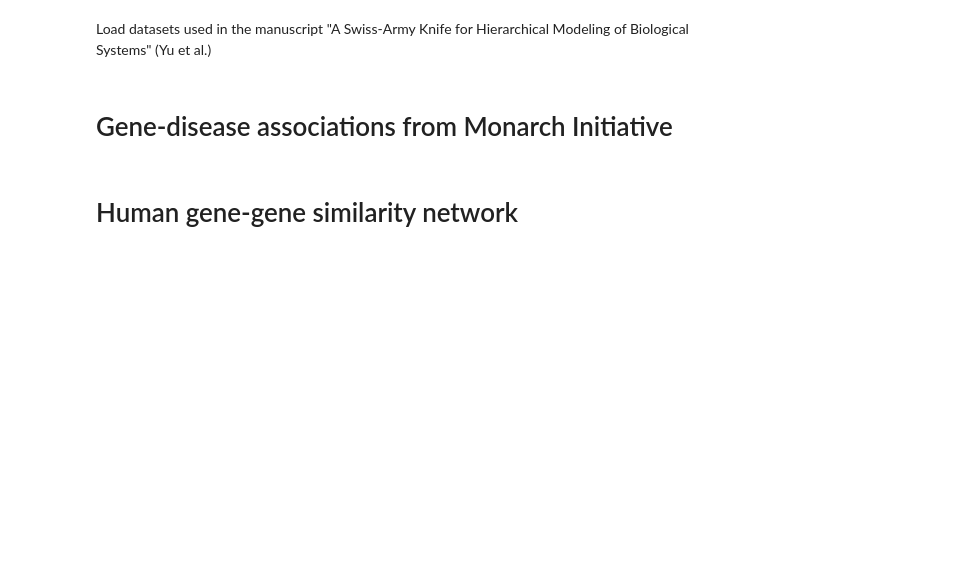
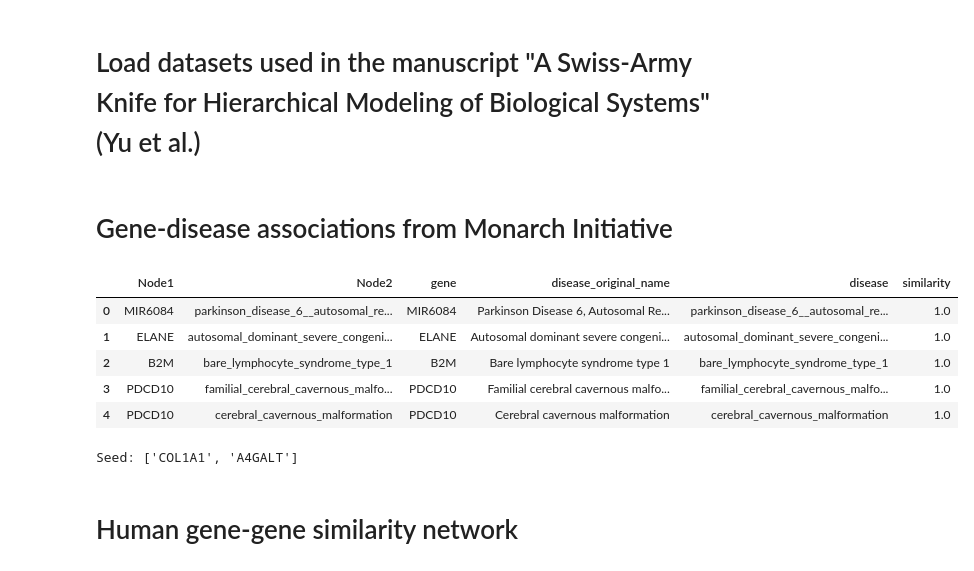
Before and after one commit to michaelkyu/ddot, a Jupyter notebook: examples/Load_example_datasets.ipynb, the cells around one changed output. Drawn from its saved outputs; the diff is of its cells as text; code cells hidden in the pictures; blank space fills up the shorter version.

```diff
--- a/examples/Load_example_datasets.ipynb
+++ b/examples/Load_example_datasets.ipynb
@@ -1,5 +1,5 @@
 # %% [markdown]
-Load datasets used in the manuscript "A Swiss-Army Knife for Hierarchical Modeling of Biological Systems" (Yu et al.)
+# Load datasets used in the manuscript "A Swiss-Army Knife for Hierarchical Modeling of Biological Systems" (Yu et al.)
 # %%
 import ddot
 from ddot import Ontology
@@ -8,15 +8,23 @@ from ddot import Ontology
 # %%
 # Retrieve a table of gene-disease associations from the Monarch Initiative (reformatted and stored on NDEx)
 monarch, _ = ddot.ndex_to_sim_matrix(
-    ddot.MONARCH_DISEASE_GENE_SLIM_URL,
-    similarity=None,
+    ndex_url=ddot.MONARCH_DISEASE_GENE_SLIM_URL,
     input_fmt='cx',
     output_fmt='sparse')
 monarch.head()
+# %% [output]
+|  | Node1 | Node2 | gene | disease_original_name | disease | similarity |
+| 0 | MIR6084 | parkinson_disease_6__autosomal_re... | MIR6084 | Parkinson Disease 6, Autosomal Re... | parkinson_disease_6__autosomal_re... | 1.0 |
+| 1 | ELANE | autosomal_dominant_severe_congeni... | ELANE | Autosomal dominant severe congeni... | autosomal_dominant_severe_congeni... | 1.0 |
+| 2 | B2M | bare_lymphocyte_syndrome_type_1 | B2M | Bare lymphocyte syndrome type 1 | bare_lymphocyte_syndrome_type_1 | 1.0 |
+| 3 | PDCD10 | familial_cerebral_cavernous_malfo... | PDCD10 | Familial cerebral cavernous malfo... | familial_cerebral_cavernous_malfo... | 1.0 |
+| 4 | PDCD10 | cerebral_cavernous_malformation | PDCD10 | Cerebral cavernous malformation | cerebral_cavernous_malformation | 1.0 |
 # %%
 # Example: get the known genes for "Caffey Disease"
 seed = monarch.loc[monarch['disease']=='caffey_disease', 'gene'].tolist()
 print('Seed:', seed)
+# %% [output]
+Seed: ['COL1A1', 'A4GALT']
 # %% [markdown]
 # Human gene-gene similarity network
 # %%
```
Also changed, not shown: parts of 5 cells of this notebook, 6 other files.
